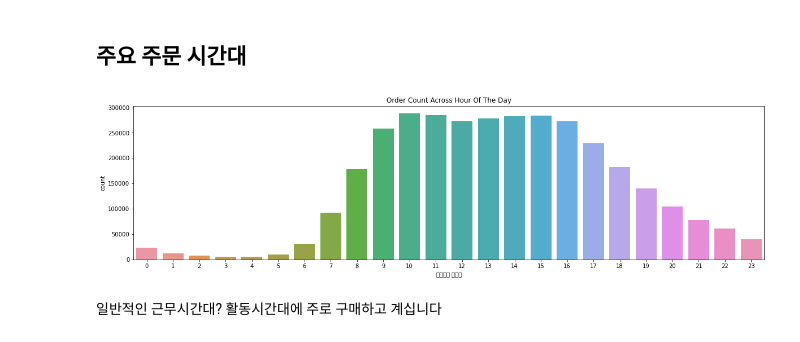
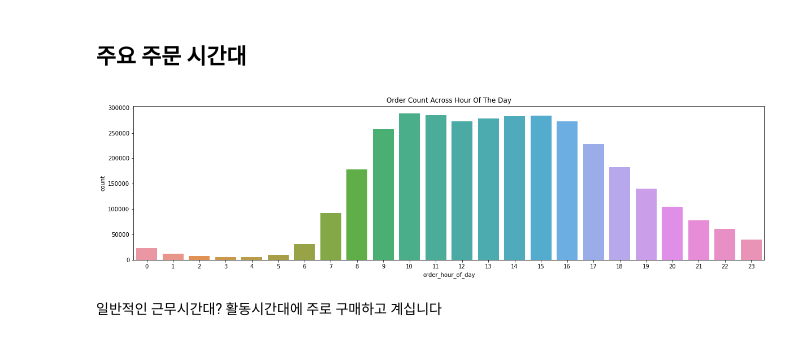
Before and after one commit to Chatti5115/aiffel_dataton, a Jupyter notebook: [D-01]Instacart.ipynb, the cells around one changed output. Cells and saved outputs as stored; diff of their text form; code cells hidden in the pictures.

```diff
--- a/[D-01]Instacart.ipynb
+++ b/[D-01]Instacart.ipynb
@@ -29,13 +29,3 @@ import warnings
 warnings.filterwarnings('ignore')
 #import fastparquet
 #import pyarrow
-# %%
-import matplotlib as mpl
-import matplotlib.pyplot as plt
-import matplotlib.font_manager as fm
-
-fontpath = 'C:\\Users\\ss\\anaconda3\\lib\\site-packages\\matplotlib\\mpl-data\\font\\malgun.ttf'
-font = fm.FontProperties(fname=fontpath, size=9)
-plt.rc('font', family='malgun')
-mpl.font_manager.findfont(font)
-print("완료!")
@@ -128,11 +116,11 @@ total_orders.head()
 # %%
 fig, ax = plt.subplots()
 fig.set_size_inches(20, 5)
 sns.countplot(data=orders, x="order_hour_of_day", ax=ax)
-ax.set(xlabel="시간대별 구매량", title="Order Count Across Hour Of The Day")
+ax.set( title="Order Count Across Hour Of The Day")
 plt.show()
 # %% [output]
-[figure, old version]
+[figure, new version]
 # %% [markdown]
 일반적인 근무시간대? 활동시간대에 주로 구매하고 계십니다
 # %% [markdown]
```
Also changed, not shown: parts of 60 cells of this notebook.
